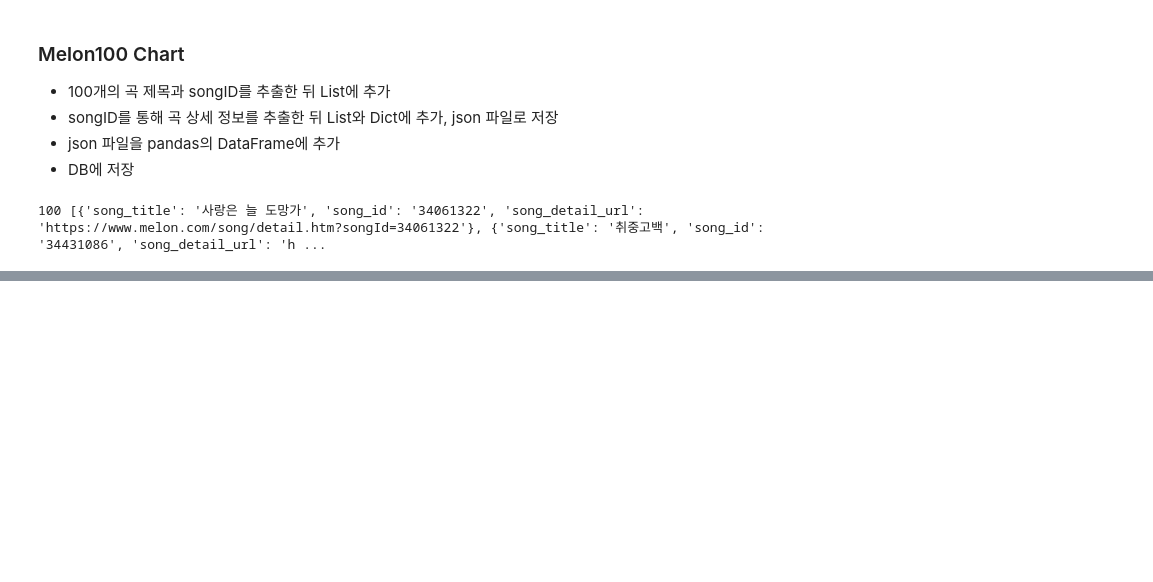
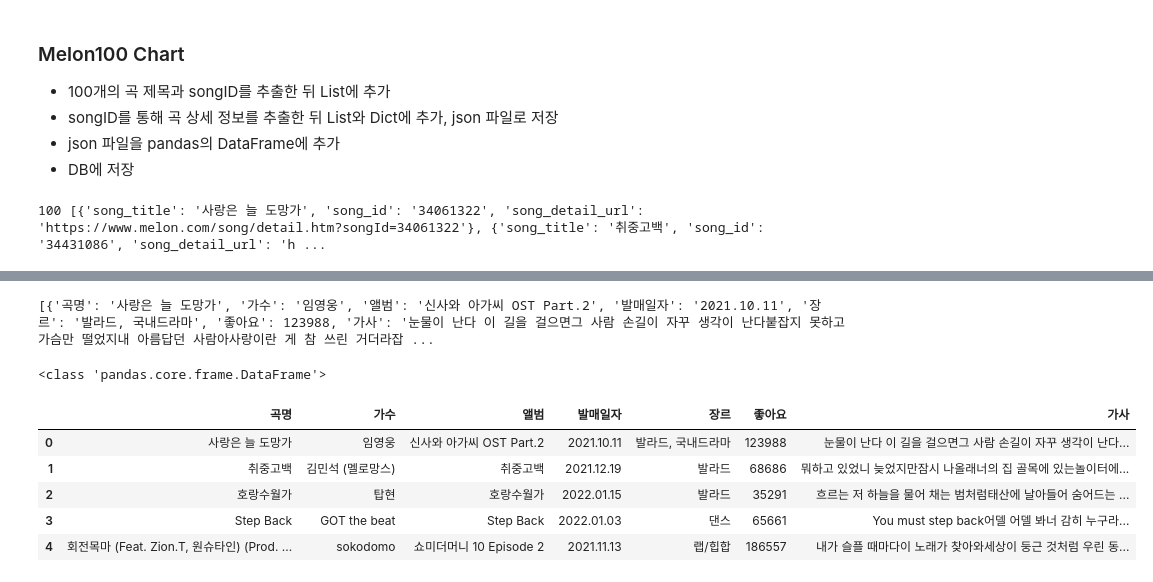
Before and after one commit to NestVail/python_webscraping, a Jupyter notebook: melonchart100.ipynb, the cells around one changed output, grey strips where cells are left out. Saved outputs shown, nothing was run; the diff lists cells and outputs as text; code cells hidden in the pictures; blank space fills up the shorter version.

```diff
--- a/melonchart100.ipynb
+++ b/melonchart100.ipynb
@@ -49,0 +130,19 @@ if res.ok:
+# %%
+with open('data/songs.json', 'r', encoding='utf-8') as f:
+    song_data = json.loads(f.read())
+# %% [output]
+[{'곡명': '사랑은 늘 도망가', '가수': '임영웅', '앨범': '신사와 아가씨 OST Part.2', '발매일자': '2021.10.11', '장르': '발라드, 국내드라마', '좋아요': 123988, '가사': '눈물이 난다 이 길을 걸으면그 사람 손길이 자꾸 생각이 난다붙잡지 못하고 가슴만 떨었지내 아름답던 사람아사랑이란 게 참 쓰린 거더라잡 ...
+# %%
+import pandas as pd
+
+song_df = pd.read_json('data/songs.json')
+print(type(song_df))
+song_df.head()
+# %% [output]
+<class 'pandas.core.frame.DataFrame'>
+|  | 곡명 | 가수 | 앨범 | 발매일자 | 장르 | 좋아요 | 가사 |
+| 0 | 사랑은 늘 도망가 | 임영웅 | 신사와 아가씨 OST Part.2 | 2021.10.11 | 발라드, 국내드라마 | 123988 | 눈물이 난다 이 길을 걸으면그 사람 손길이 자꾸 생각이 난다... |
+| 1 | 취중고백 | 김민석 (멜로망스) | 취중고백 | 2021.12.19 | 발라드 | 68686 | 뭐하고 있었니 늦었지만잠시 나올래너의 집 골목에 있는놀이터에... |
+| 2 | 호랑수월가 | 탑현 | 호랑수월가 | 2022.01.15 | 발라드 | 35291 | 흐르는 저 하늘을 물어 채는 범처럼태산에 날아들어 숨어드는 ... |
+| 3 | Step Back | GOT the beat | Step Back | 2022.01.03 | 댄스 | 65661 | You must step back어델 어델 봐너 감히 누구라... |
+| 4 | 회전목마 (Feat. Zion.T, 원슈타인) (Prod. ... | sokodomo | 쇼미더머니 10 Episode 2 | 2021.11.13 | 랩/힙합 | 186557 | 내가 슬플 때마다이 노래가 찾아와세상이 둥근 것처럼 우린 동... |
```
Also changed, not shown: parts of 4 cells of this notebook.
